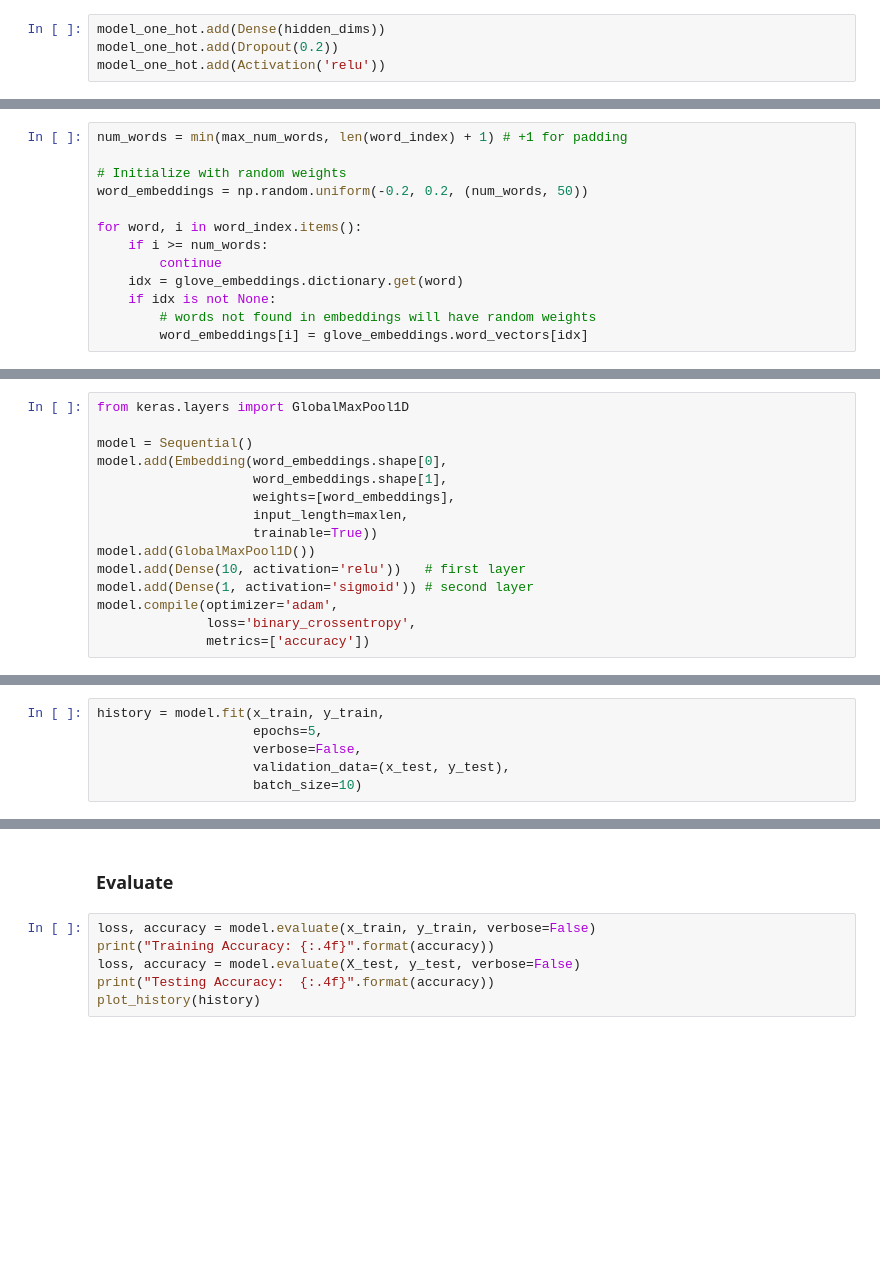
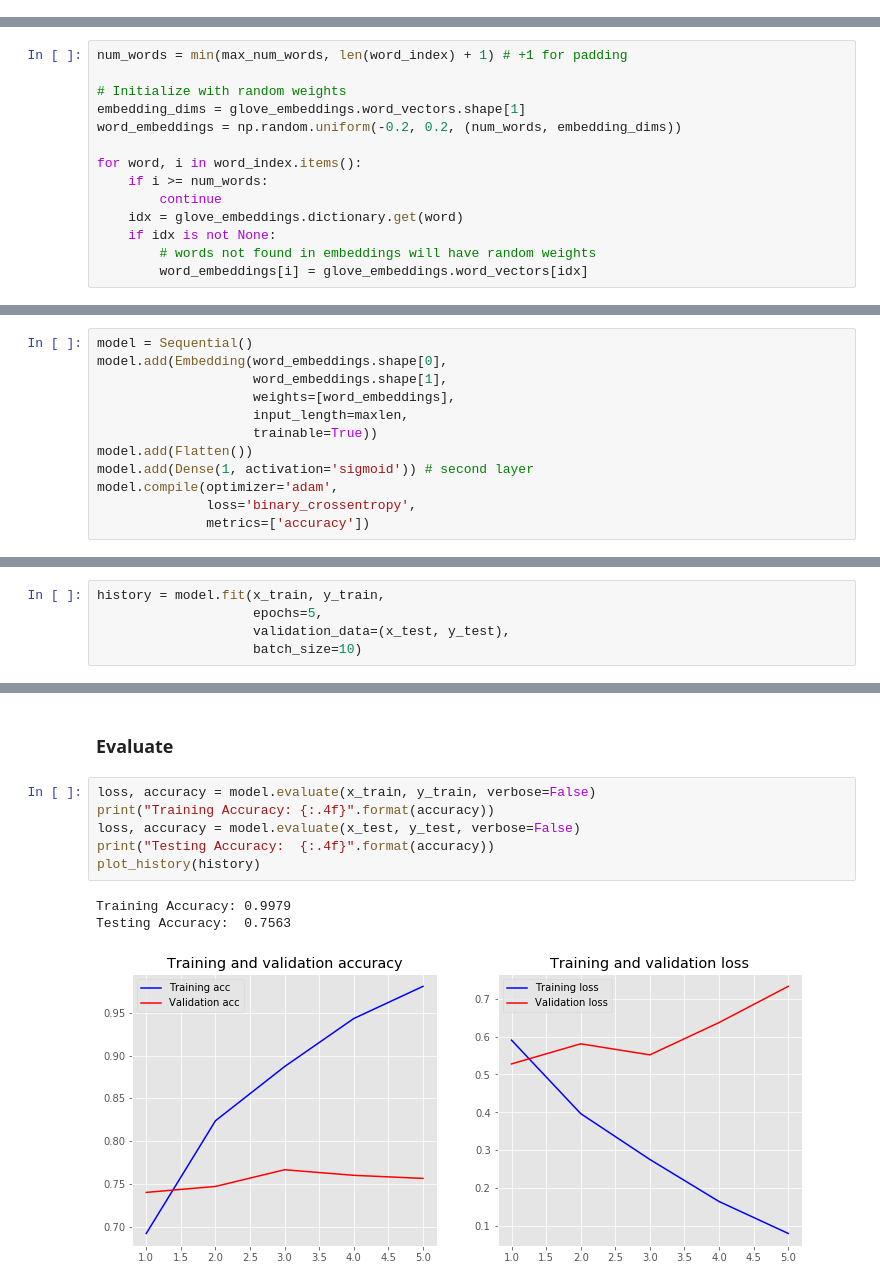
Before and after one commit to Unipisa/HLT, a Jupyter notebook: MLP.ipynb, the cells around one changed output, grey strips where cells are left out. Saved outputs shown, nothing was run; the diff lists cells and outputs as text; blank space fills up the shorter version.

```diff
--- a/MLP.ipynb
+++ b/MLP.ipynb
@@ -269,7 +301,3 @@ We add a vanilla hidden layer:
-# %%
-model_one_hot.add(Dense(hidden_dims))
-model_one_hot.add(Dropout(0.2))
-model_one_hot.add(Activation('relu'))
 # %% [markdown]
 We project onto a single unit output layer, and squash it with a sigmoid:
 # %%
@@ -343,7 +349,8 @@ Create a matrix with embeddings for words in the index
 num_words = min(max_num_words, len(word_index) + 1) # +1 for padding
 
 # Initialize with random weights
-word_embeddings = np.random.uniform(-0.2, 0.2, (num_words, 50))
+embedding_dims = glove_embeddings.word_vectors.shape[1]
+word_embeddings = np.random.uniform(-0.2, 0.2, (num_words, embedding_dims))
 
 for word, i in word_index.items():
     if i >= num_words:
@@ -357,14 +364,11 @@ for word, i in word_index.items():
 # %%
-from keras.layers import GlobalMaxPool1D
-
 model = Sequential()
 model.add(Embedding(word_embeddings.shape[0],
                     word_embeddings.shape[1],
                     weights=[word_embeddings],
                     input_length=maxlen,
                     trainable=True))
-model.add(GlobalMaxPool1D())
-model.add(Dense(10, activation='relu'))   # first layer
+model.add(Flatten())
 model.add(Dense(1, activation='sigmoid')) # second layer
 model.compile(optimizer='adam',
               loss='binary_crossentropy',
@@ -378,6 +378,5 @@ model.summary()
 # %%
 history = model.fit(x_train, y_train,
                     epochs=5,
-                    verbose=False,
                     validation_data=(x_test, y_test),
                     batch_size=10)
@@ -386,6 +397,10 @@ history = model.fit(x_train, y_train,
 # %%
 loss, accuracy = model.evaluate(x_train, y_train, verbose=False)
 print("Training Accuracy: {:.4f}".format(accuracy))
-loss, accuracy = model.evaluate(X_test, y_test, verbose=False)
+loss, accuracy = model.evaluate(x_test, y_test, verbose=False)
 print("Testing Accuracy:  {:.4f}".format(accuracy))
 plot_history(history)
+# %% [output]
+Training Accuracy: 0.9979
+Testing Accuracy:  0.7563
+[figure, added]
```
Also changed, not shown: parts of 51 cells of this notebook.
